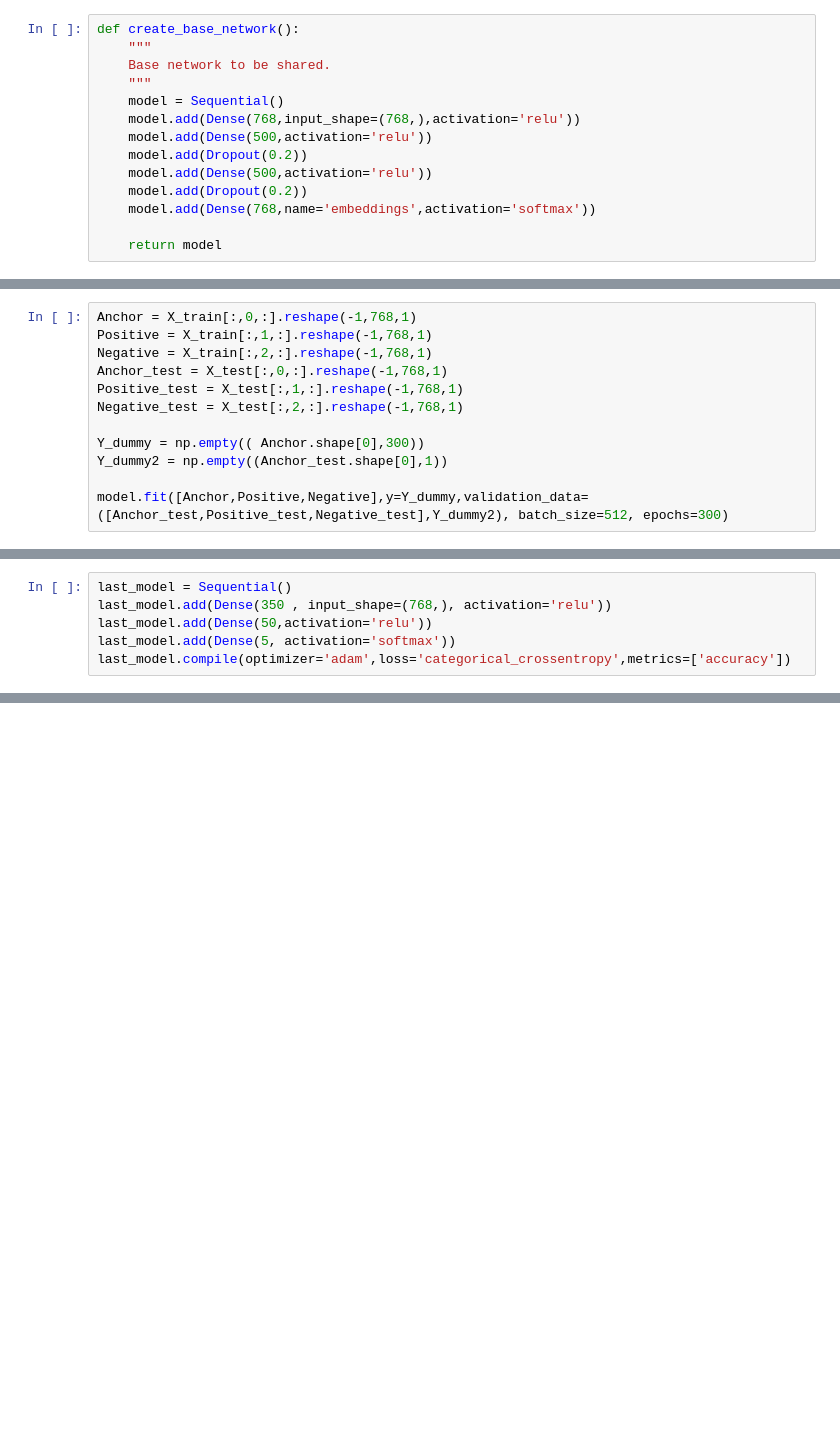
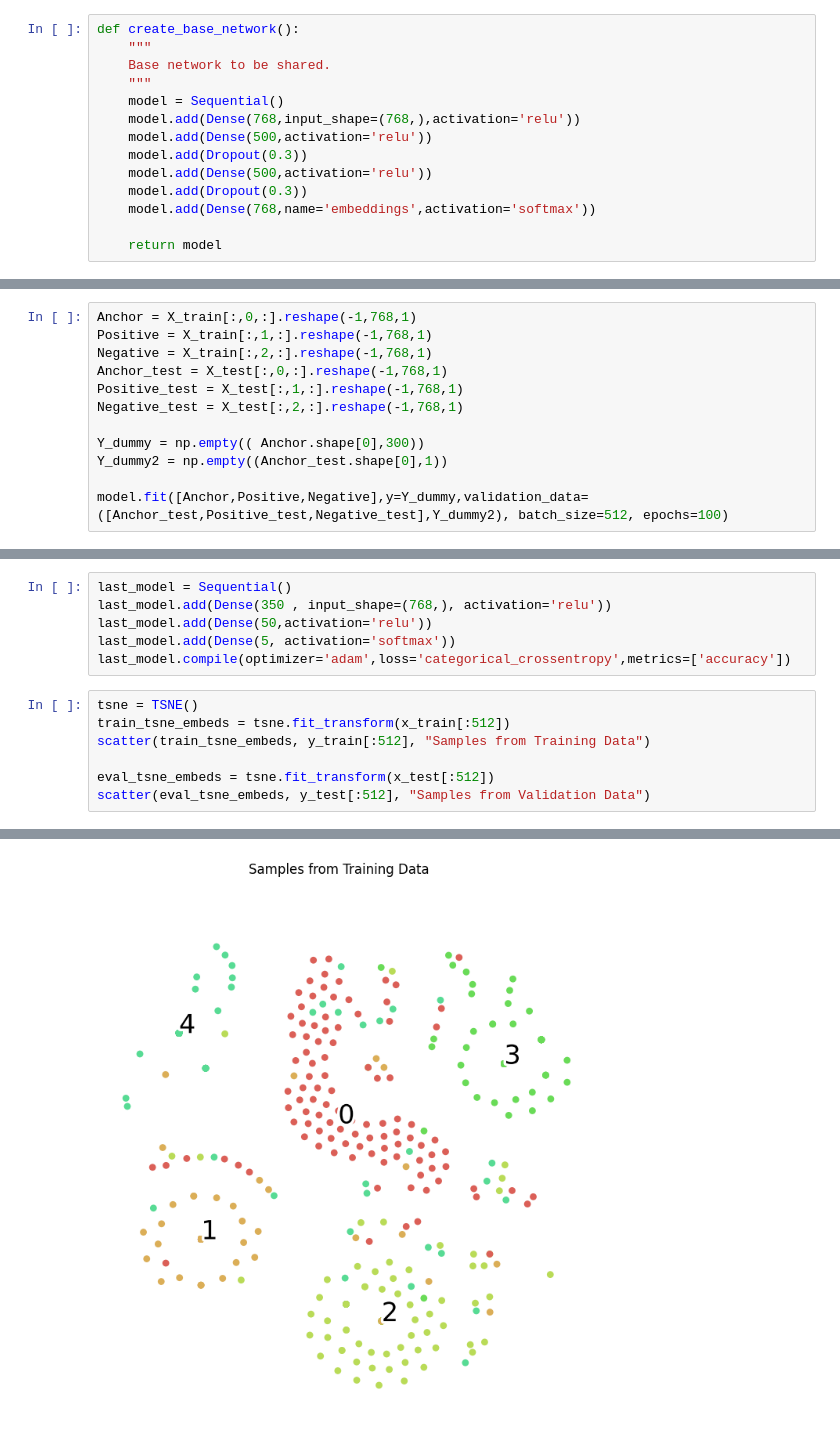
Before and after one commit to FSMVU-Tubitak-1001-Kod-Analiz/Triplet-net-keras, a Jupyter notebook: Triplet NN Test on MNIST.ipynb, the cells around one changed output, grey strips where cells are left out. Drawn from its saved outputs; the diff is of its cells as text; blank space fills up the shorter version.

Commit message:
graph eklendi

```diff
--- a/Triplet NN Test on MNIST.ipynb
+++ b/Triplet NN Test on MNIST.ipynb
@@ -287,9 +315,9 @@ def create_base_network():
     model = Sequential()
     model.add(Dense(768,input_shape=(768,),activation='relu'))
     model.add(Dense(500,activation='relu'))
-    model.add(Dropout(0.2))
+    model.add(Dropout(0.3))
     model.add(Dense(500,activation='relu'))
-    model.add(Dropout(0.2))
+    model.add(Dropout(0.3))
     model.add(Dense(768,name='embeddings',activation='softmax'))
 
     return model
@@ -353,6 +363,6 @@ Negative_test = X_test[:,2,:].reshape(-1,768,1)
 Y_dummy = np.empty(( Anchor.shape[0],300))
 Y_dummy2 = np.empty((Anchor_test.shape[0],1))
 
-model.fit([Anchor,Positive,Negative],y=Y_dummy,validation_data=([Anchor_test,Positive_test,Negative_test],Y_dummy2), batch_size=512, epochs=300)
+model.fit([Anchor,Positive,Negative],y=Y_dummy,validation_data=([Anchor_test,Positive_test,Negative_test],Y_dummy2), batch_size=512, epochs=100)
 # %% [output]
 Epoch 1/300
@@ -396,3 +406,11 @@ last_model.add(Dense(350 , input_shape=(768,), activation='relu'))
 last_model.add(Dense(50,activation='relu'))
 last_model.add(Dense(5, activation='softmax'))
 last_model.compile(optimizer='adam',loss='categorical_crossentropy',metrics=['accuracy'])
+# %%
+tsne = TSNE()
+train_tsne_embeds = tsne.fit_transform(x_train[:512])
+scatter(train_tsne_embeds, y_train[:512], "Samples from Training Data")
+
+eval_tsne_embeds = tsne.fit_transform(x_test[:512])
+scatter(eval_tsne_embeds, y_test[:512], "Samples from Validation Data")
+# %% [output]
@@ -398,0 +434 @@ last_model.compile(optimizer='adam',loss='categorical_crossentropy',metrics=['ac
+[figure, added]
```
Also changed, not shown: parts of 9 cells of this notebook, 2 other files.
